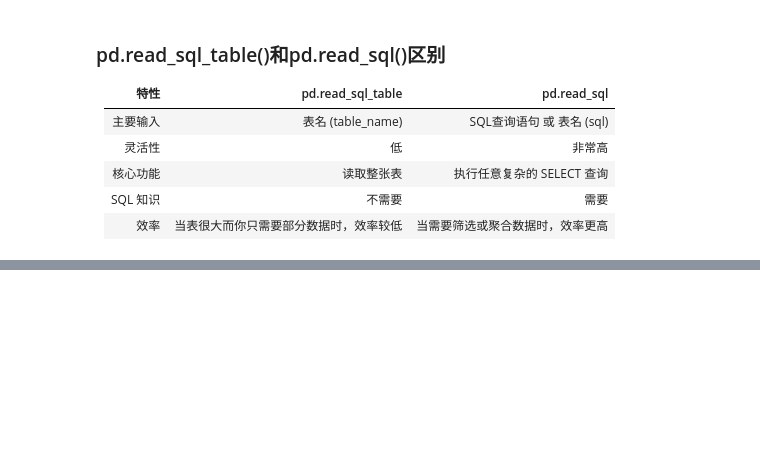
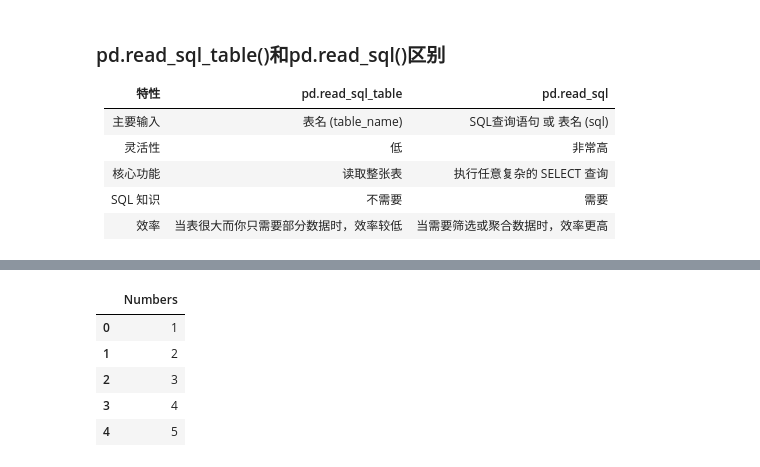
Before and after one commit to SongYangcheng/coding, a Jupyter notebook: pandasAndNumpy.ipynb, the cells around one changed output, grey strips where cells are left out. Saved outputs shown, nothing was run; the diff lists cells and outputs as text; code cells hidden in the pictures; blank space fills up the shorter version.

```diff
--- a/pandasAndNumpy.ipynb
+++ b/pandasAndNumpy.ipynb
@@ -1695,0 +2462,14 @@ tables
+# %%
+import numpy as np
+import pandas as pd
+arr = np.array([1, 2, 3, 4, 5])
+s = pd.Series(arr, name='Numbers')
+s_df = s.to_frame()
+s_df
+# %% [output]
+|  | Numbers |
+| 0 | 1 |
+| 1 | 2 |
+| 2 | 3 |
+| 3 | 4 |
+| 4 | 5 |
```
Also changed, not shown: parts of 25 cells of this notebook, 9 other files.
